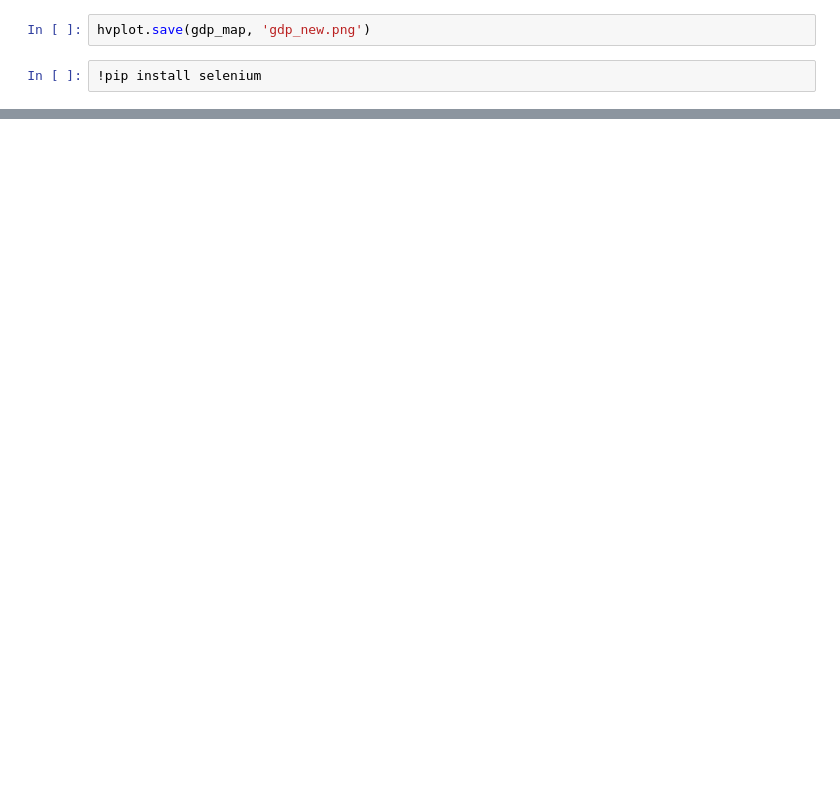
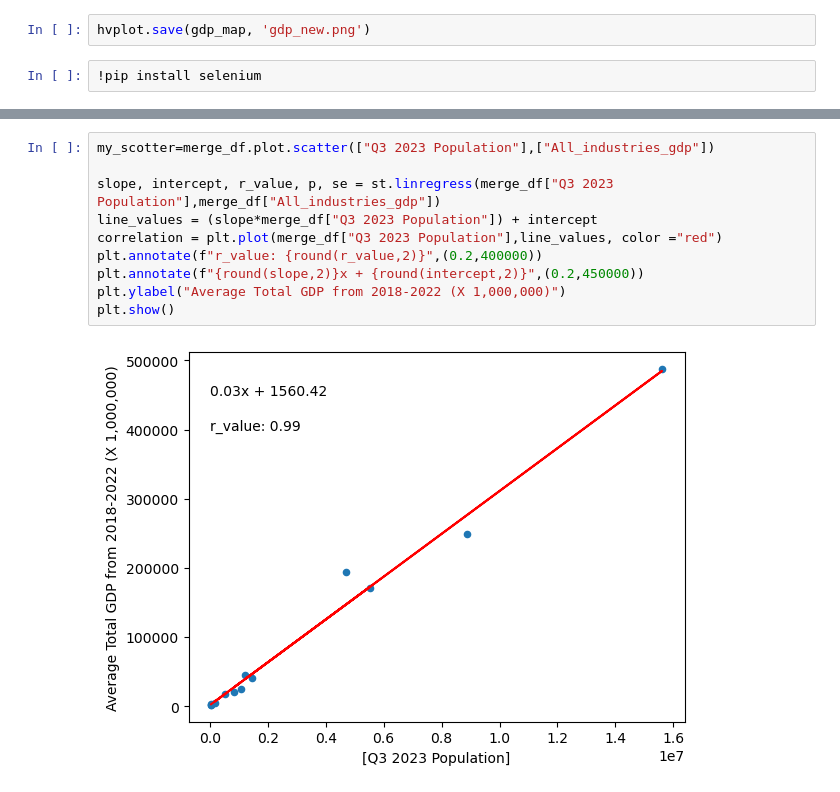
Before and after one commit to NaderMoA/project_1, a Jupyter notebook: GDP_main.ipynb, the cells around one changed output, grey strips where cells are left out. Cells and saved outputs as stored; diff of their text form; blank space fills up the shorter version.

```diff
--- a/GDP_main.ipynb
+++ b/GDP_main.ipynb
@@ -315,0 +310,12 @@ plt.show()
+# %%
+my_scotter=merge_df.plot.scatter(["Q3 2023 Population"],["All_industries_gdp"])
+
+slope, intercept, r_value, p, se = st.linregress(merge_df["Q3 2023 Population"],merge_df["All_industries_gdp"])
+line_values = (slope*merge_df["Q3 2023 Population"]) + intercept
+correlation = plt.plot(merge_df["Q3 2023 Population"],line_values, color ="red")
+plt.annotate(f"r_value: {round(r_value,2)}",(0.2,400000))
+plt.annotate(f"{round(slope,2)}x + {round(intercept,2)}",(0.2,450000))
+plt.ylabel("Average Total GDP from 2018-2022 (X 1,000,000)")
+plt.show()
+# %% [output]
+[figure, added]
```
Also changed, not shown: parts of 12 cells of this notebook.
